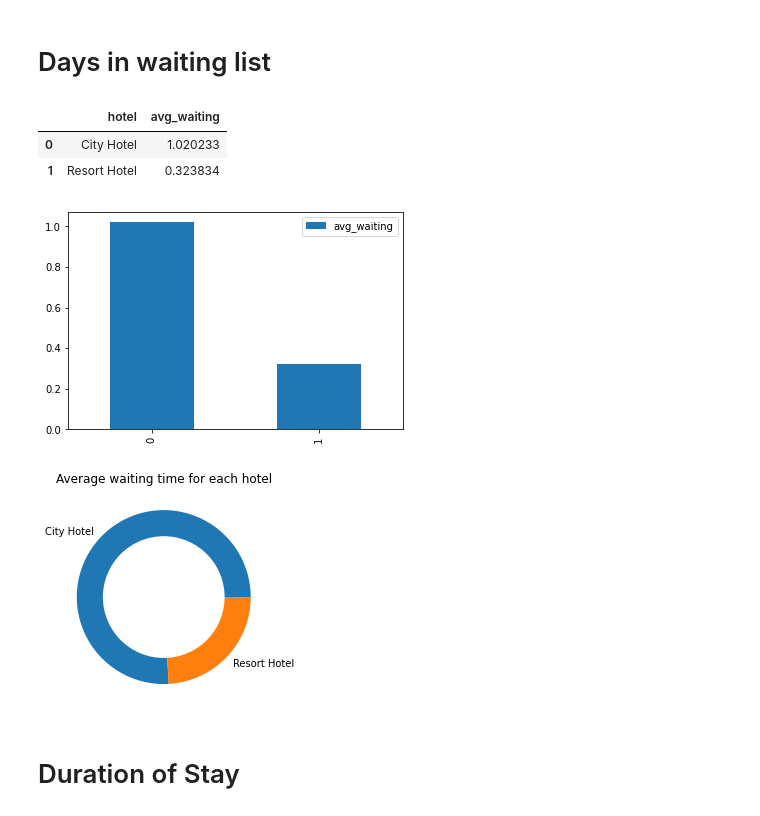
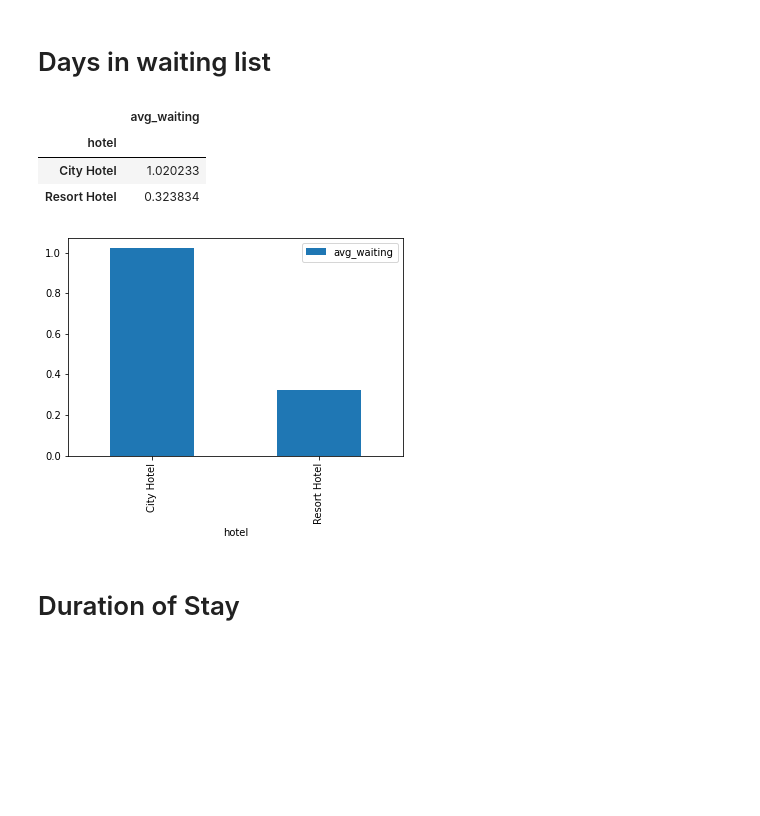
Before and after one commit to rimshaharmaen/EDA-Hotel-Booking-Analysis, a Jupyter notebook: Rimsha_Harmaen_Hotel_Booking.ipynb, the cells around one changed output. Saved outputs shown, nothing was run; the diff lists cells and outputs as text; code cells hidden in the pictures; blank space fills up the shorter version.

```diff
--- a/Rimsha_Harmaen_Hotel_Booking.ipynb
+++ b/Rimsha_Harmaen_Hotel_Booking.ipynb
@@ -21,6 +21,6 @@ import matplotlib.pyplot as plt
 # %%
 #reading csv file
-df=pd.read_csv("/content/drive/MyDrive/Almabetter/Hotel Bookings.csv")
+df=pd.read_csv("/content/drive/MyDrive/Capstone Project-Hotel Booking Analysis/Hotel Bookings.csv")
 # %%
 df.shape
 # %% [output]
@@ -637,31 +635,15 @@ fig.set_size_inches(15,10)
 # %%
 wtng_lst_df=df.groupby("hotel")["days_in_waiting_list"].agg(np.mean).reset_index()
 wtng_lst_df.rename(columns={"days_in_waiting_list":"avg_waiting"},inplace=True)
-#wtng_lst_df.set_index("days_in_waiting_list",inplace=True)
+wtng_lst_df.set_index("hotel",inplace=True)
 wtng_lst_df.plot(kind="bar")
 wtng_lst_df
 # %% [output]
-|  | hotel | avg_waiting |
-| 0 | City Hotel | 1.020233 |
-| 1 | Resort Hotel | 0.323834 |
+|  | avg_waiting |
+| hotel |  |
+| City Hotel | 1.020233 |
+| Resort Hotel | 0.323834 |
-[figure, old version]
+[figure, new version]
-# %%
-plt.pie(wtng_lst_df["avg_waiting"], labels=wtng_lst_df["hotel"])
-
-# draw circle
-centre_circle = plt.Circle((0, 0), 0.70, fc='white')
-fig = plt.gcf()
-
-#ading Circle in Pie chart
-fig.gca().add_artist(centre_circle)
-
-# Adding Title of chart
-plt.title('Average waiting time for each hotel')
-
-# Displaying Chart
-plt.show()
-# %% [output]
-[figure, removed]
 # %% [markdown]
 # Duration of Stay
 # %%
```
Also changed, not shown: parts of 3 cells of this notebook.
